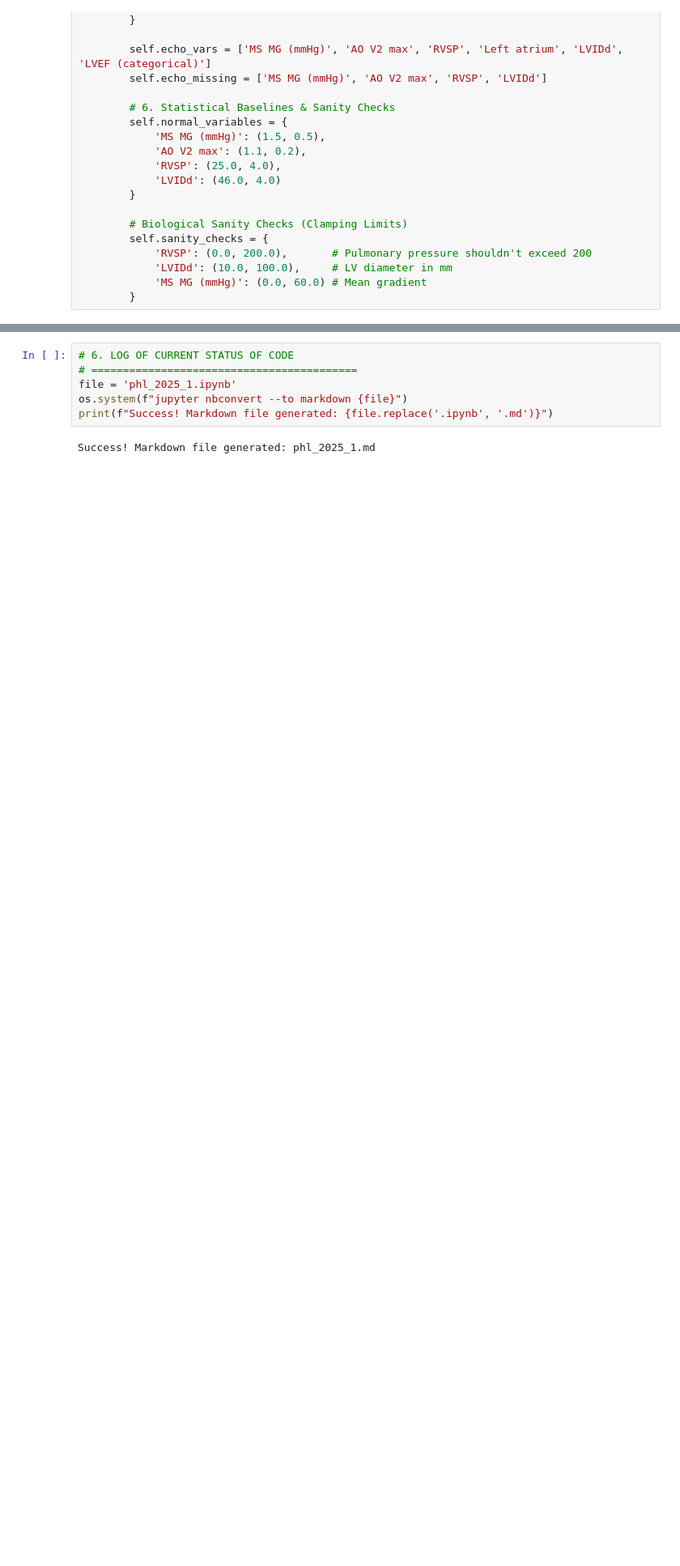
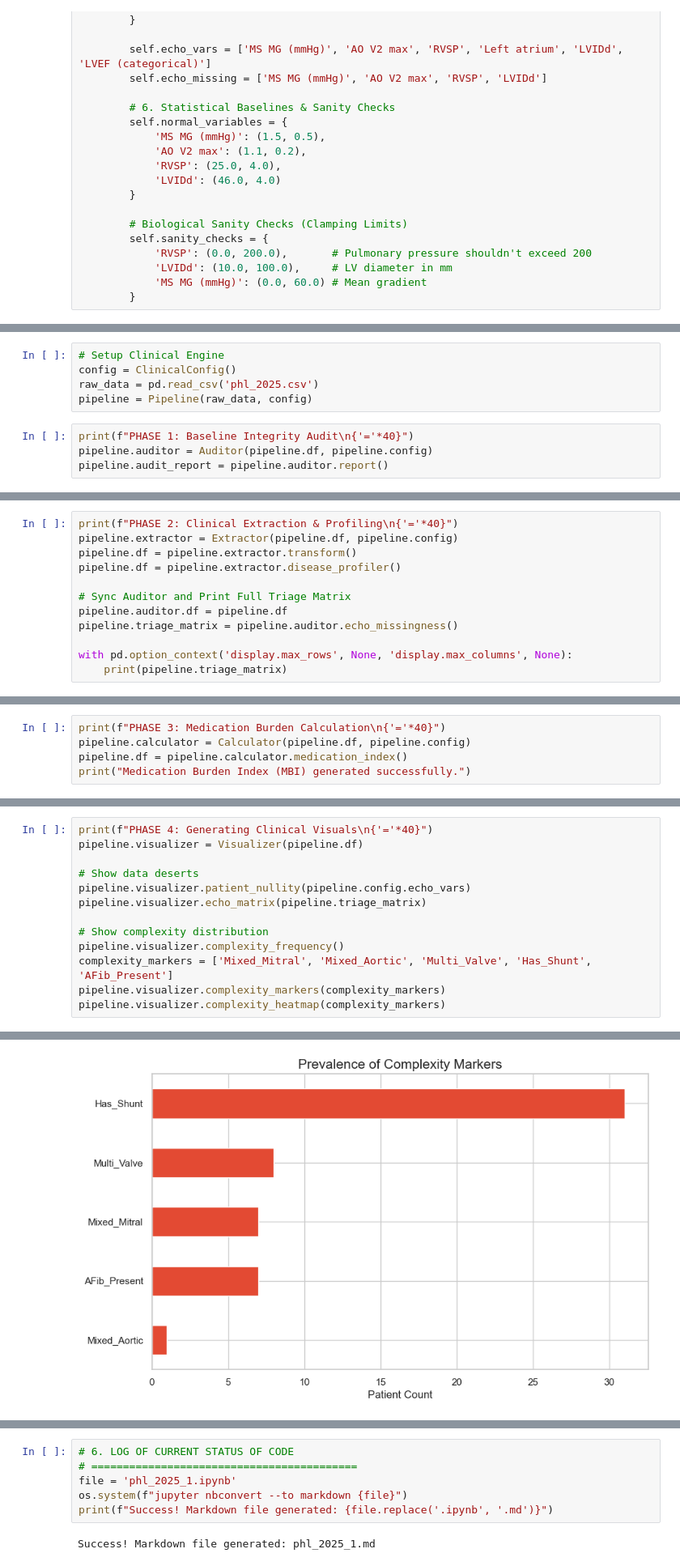
Before and after one commit to enrodri/phl_2025, a Jupyter notebook: phl_2025_1.ipynb, the cells around one changed output, grey strips where cells are left out. Shown: that part at 81% size. Saved outputs shown, nothing was run; the diff lists cells and outputs as text; blank space fills up the shorter version.

```diff
--- a/phl_2025_1.ipynb
+++ b/phl_2025_1.ipynb
@@ -836,0 +673,9 @@ Identified 6 High-Complexity cases.
+# %%
+# Setup Clinical Engine
+config = ClinicalConfig()
+raw_data = pd.read_csv('phl_2025.csv')
+pipeline = Pipeline(raw_data, config)
+# %%
+print(f"PHASE 1: Baseline Integrity Audit\n{'='*40}")
+pipeline.auditor = Auditor(pipeline.df, pipeline.config)
+pipeline.audit_report = pipeline.auditor.report()
@@ -836,0 +700,12 @@ Identified 6 High-Complexity cases.
+# %%
+print(f"PHASE 2: Clinical Extraction & Profiling\n{'='*40}")
+pipeline.extractor = Extractor(pipeline.df, pipeline.config)
+pipeline.df = pipeline.extractor.transform()
+pipeline.df = pipeline.extractor.disease_profiler()
+
+# Sync Auditor and Print Full Triage Matrix
+pipeline.auditor.df = pipeline.df
+pipeline.triage_matrix = pipeline.auditor.echo_missingness()
+
+with pd.option_context('display.max_rows', None, 'display.max_columns', None):
+    print(pipeline.triage_matrix)
@@ -836,0 +730,5 @@ Identified 6 High-Complexity cases.
+# %%
+print(f"PHASE 3: Medication Burden Calculation\n{'='*40}")
+pipeline.calculator = Calculator(pipeline.df, pipeline.config)
+pipeline.df = pipeline.calculator.medication_index()
+print("Medication Burden Index (MBI) generated successfully.")
@@ -836,0 +739,14 @@ Identified 6 High-Complexity cases.
+# %%
+print(f"PHASE 4: Generating Clinical Visuals\n{'='*40}")
+pipeline.visualizer = Visualizer(pipeline.df)
+
+# Show data deserts
+pipeline.visualizer.patient_nullity(pipeline.config.echo_vars)
+pipeline.visualizer.echo_matrix(pipeline.triage_matrix)
+
+# Show complexity distribution
+pipeline.visualizer.complexity_frequency()
+complexity_markers = ['Mixed_Mitral', 'Mixed_Aortic', 'Multi_Valve', 'Has_Shunt', 'AFib_Present']
+pipeline.visualizer.complexity_markers(complexity_markers)
+pipeline.visualizer.complexity_heatmap(complexity_markers)
+# %% [output]
@@ -836,0 +765 @@ Identified 6 High-Complexity cases.
+[figure, added]
```
Also changed, not shown: parts of 16 cells of this notebook, 15 other files.
